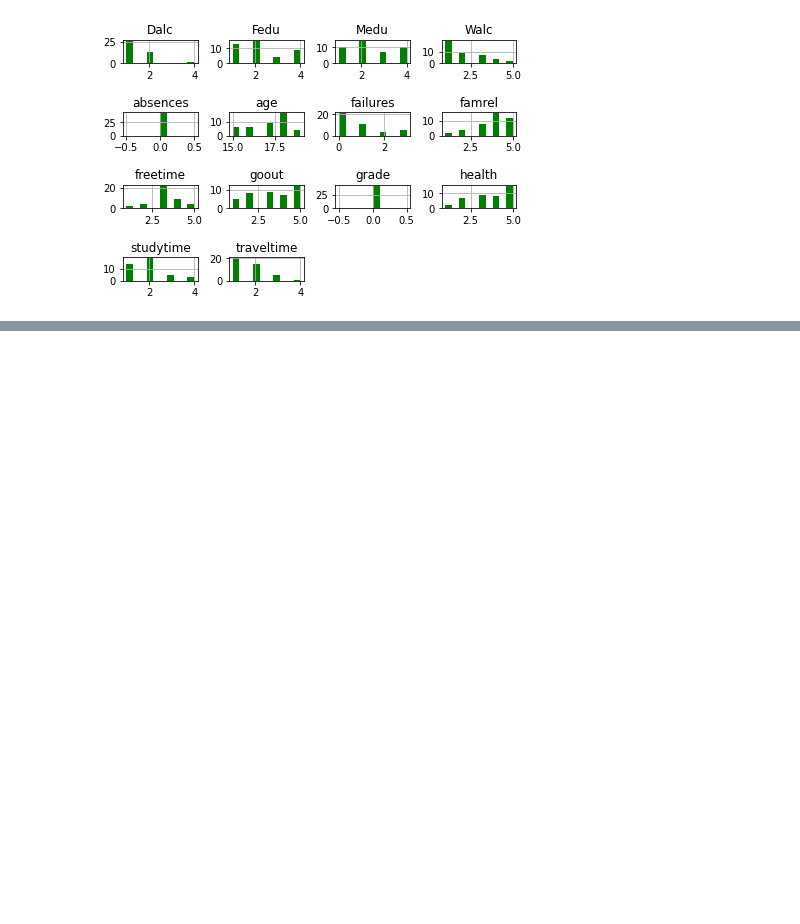
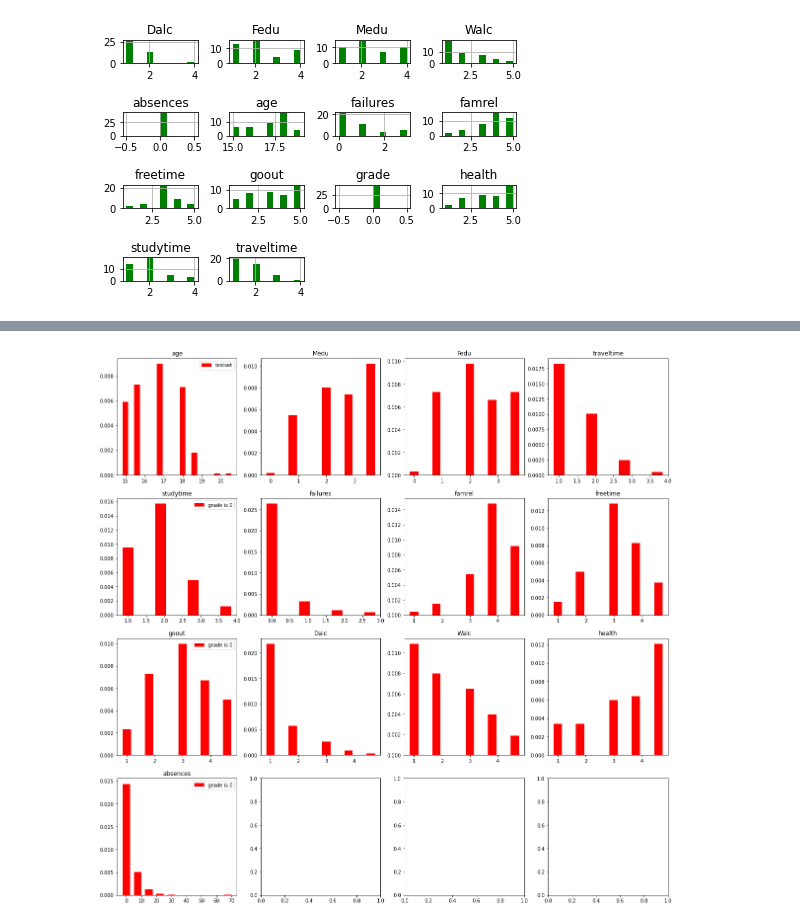
Before and after one commit to coffeeboost/SML-grade-predictor, a Jupyter notebook: CAIS_Kaggle.ipynb, the cells around one changed output, grey strips where cells are left out. Saved outputs shown, nothing was run; the diff lists cells and outputs as text; code cells hidden in the pictures; blank space fills up the shorter version.

```diff
--- a/CAIS_Kaggle.ipynb
+++ b/CAIS_Kaggle.ipynb
@@ -1371,0 +1421,89 @@ plt.show()
+# %%
+f, axs = plt.subplots(4,4,figsize=(20,20))
+ax1,ax2,ax3,ax4,ax5,ax6,ax7,ax8,ax9,ax10,ax11,ax12,ax13,ax14,_,_ = axs.flatten()
+width = 0.3
+f.patch.set_facecolor('w')
+
+column='age'
+a_heights, a_bins = np.histogram(testset[column])
+ax1.bar(a_bins[:-1], a_heights/testset.size, width=width, facecolor='r',label='testset')
+ax1.set_title(column)
+ax1.legend()
+
+
+column='Medu'
+a_heights, a_bins = np.histogram(testset[column])
+ax2.bar(a_bins[:-1], a_heights/testset.size, width=width, color='r',label='grade is 0')
+ax2.set_title(column)
+
+
+column='Fedu'
+a_heights, a_bins = np.histogram(testset[column])
+ax3.bar(a_bins[:-1], a_heights/testset.size, width=width, color='r',label='grade is 0')
+ax3.set_title(column)
+
+
+column='traveltime'
+a_heights, a_bins = np.histogram(testset[column])
+ax4.bar(a_bins[:-1], a_heights/testset.size, width=width, color='r',label='grade is 0')
+ax4.set_title(column)
+
+
+column='studytime'
+a_heights, a_bins = np.histogram(testset[column])
+ax5.bar(a_bins[:-1], a_heights/testset.size, width=width, color='r',label='grade is 0')
+ax5.set_title(column)
+ax5.legend()
+
+column='failures'
+a_heights, a_bins = np.histogram(testset[column])
+ax6.bar(a_bins[:-1], a_heights/testset.size, width=width, color='r',label='grade is 0')
+ax6.set_title(column)
+
+column='famrel'
+a_heights, a_bins = np.histogram(testset[column])
+ax7.bar(a_bins[:-1], a_heights/testset.size, width=width, color='r',label='grade is 0')
+ax7.set_title(column)
+
+
+column='freetime'
+a_heights, a_bins = np.histogram(testset[column])
+ax8.bar(a_bins[:-1], a_heights/testset.size, width=width, color='r',label='grade is 0')
+ax8.set_title(column)
+
+column='goout'
+a_heights, a_bins = np.histogram(testset[column])
+ax9.bar(a_bins[:-1], a_heights/testset.size, width=width, color='r',label='grade is 0')
+ax9.set_title(column)
+ax9.legend()
+
+
+column='Dalc'
+a_heights, a_bins = np.histogram(testset[column])
+
+ax10.bar(a_bins[:-1], a_heights/testset.size, width=width, color='r',label='grade is 0')
+ax10.set_title(column)
+
+
+column='Walc'
+a_heights, a_bins = np.histogram(testset[column])
+ax11.bar(a_bins[:-1], a_heights/testset.size, width=width, color='r',label='grade is 0')
+ax11.set_title(column)
+
+
+column='health'
+a_heights, a_bins = np.histogram(testset[column])
+ax12.bar(a_bins[:-1], a_heights/testset.size, width=width, color='r',label='grade is 0')
+ax12.set_title(column)
+
+
+column='absences'
+a_heights, a_bins = np.histogram(testset[column])
+width=5
+ax13.bar(a_bins[:-1], a_heights/testset.size, width=width, color='r',label='grade is 0')
+ax13.set_title(column)
+ax13.legend()
+
+plt.show()
+# %% [output]
+[figure, added]
```
Also changed, not shown: parts of 11 cells of this notebook.
